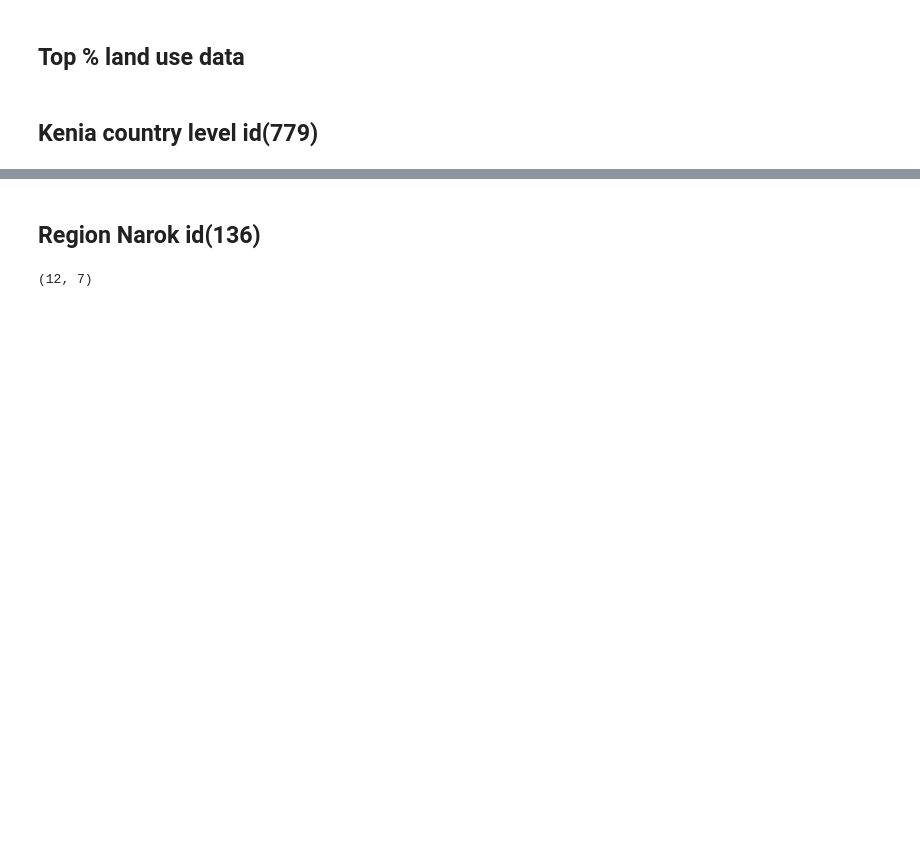
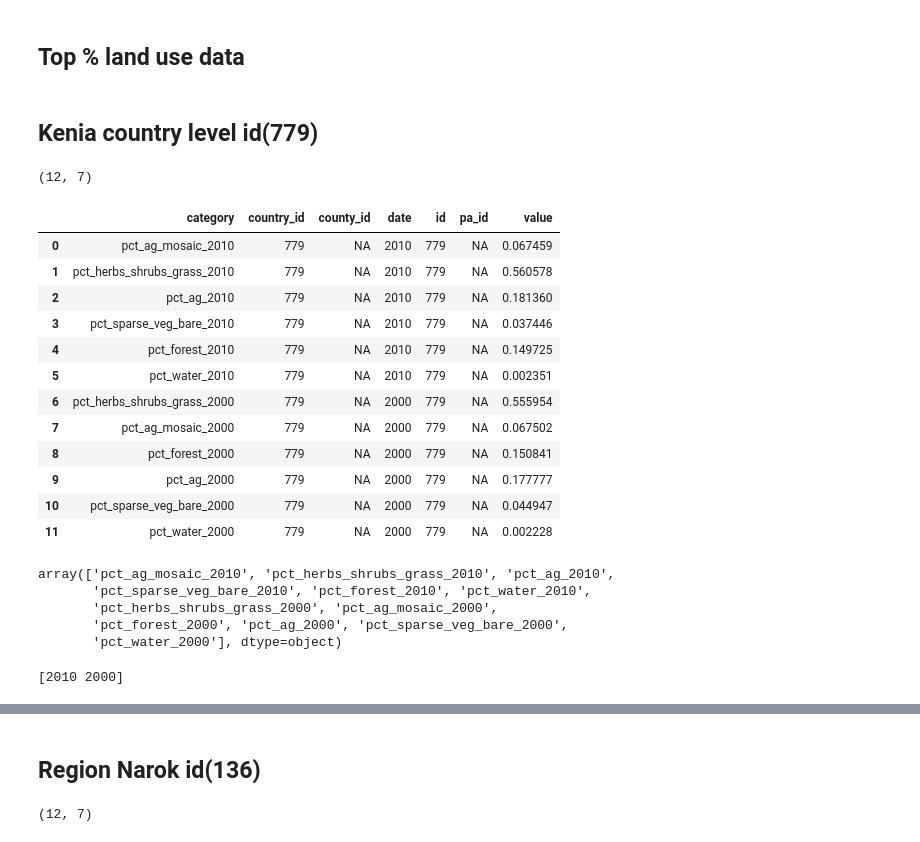
Before and after one commit to Vizzuality/notebooks, a Jupyter notebook: Kenia-dashboard/dashboard-exploration.ipynb, the cells around one changed output, grey strips where cells are left out. Saved outputs shown, nothing was run; the diff lists cells and outputs as text; code cells hidden in the pictures; blank space fills up the shorter version.

```diff
--- a/Kenia-dashboard/dashboard-exploration.ipynb
+++ b/Kenia-dashboard/dashboard-exploration.ipynb
@@ -318,3 +318,36 @@ display(data.sort_values('date').plot(x='date', y='value',rot=90,title=data.cate
 ## Top % land use data
 # %% [markdown]
 ## Kenia country level id(779)
+# %%
+data = get_api_call("with r as (SELECT category, country_id, county_id, id, pa_id, value, regexp_split_to_array(category, '_') as date FROM indicators_landcover where category not in ('Estimated Total Pop 2015','Mean Travel Time to City with Pop > 50k', 'Percent_Unprotected','Percent_Protected')) select category, country_id, county_id, id, pa_id, value, date[array_upper(date,1)] from r where id=779 order by date desc")
+print(data.shape)
+data.head(12)
+# %% [output]
+(12, 7)
+|  | category | country_id | county_id | date | id | pa_id | value |
+| 0 | pct_ag_mosaic_2010 | 779 | NA | 2010 | 779 | NA | 0.067459 |
+| 1 | pct_herbs_shrubs_grass_2010 | 779 | NA | 2010 | 779 | NA | 0.560578 |
+| 2 | pct_ag_2010 | 779 | NA | 2010 | 779 | NA | 0.181360 |
+| 3 | pct_sparse_veg_bare_2010 | 779 | NA | 2010 | 779 | NA | 0.037446 |
+| 4 | pct_forest_2010 | 779 | NA | 2010 | 779 | NA | 0.149725 |
+| 5 | pct_water_2010 | 779 | NA | 2010 | 779 | NA | 0.002351 |
+| 6 | pct_herbs_shrubs_grass_2000 | 779 | NA | 2000 | 779 | NA | 0.555954 |
+| 7 | pct_ag_mosaic_2000 | 779 | NA | 2000 | 779 | NA | 0.067502 |
+| 8 | pct_forest_2000 | 779 | NA | 2000 | 779 | NA | 0.150841 |
+| 9 | pct_ag_2000 | 779 | NA | 2000 | 779 | NA | 0.177777 |
+| 10 | pct_sparse_veg_bare_2000 | 779 | NA | 2000 | 779 | NA | 0.044947 |
+| 11 | pct_water_2000 | 779 | NA | 2000 | 779 | NA | 0.002228 |
+# %%
+data.category.unique()
+# %% [output]
+array(['pct_ag_mosaic_2010', 'pct_herbs_shrubs_grass_2010', 'pct_ag_2010',
+       'pct_sparse_veg_bare_2010', 'pct_forest_2010', 'pct_water_2010',
+       'pct_herbs_shrubs_grass_2000', 'pct_ag_mosaic_2000',
+       'pct_forest_2000', 'pct_ag_2000', 'pct_sparse_veg_bare_2000',
+       'pct_water_2000'], dtype=object)
+# %%
+years = data.date.unique()
+print(years)
+data=data.sort_values('category').set_index(['category'])
+# %% [output]
+[2010 2000]
```
Also changed, not shown: parts of 1 cell of this notebook.
